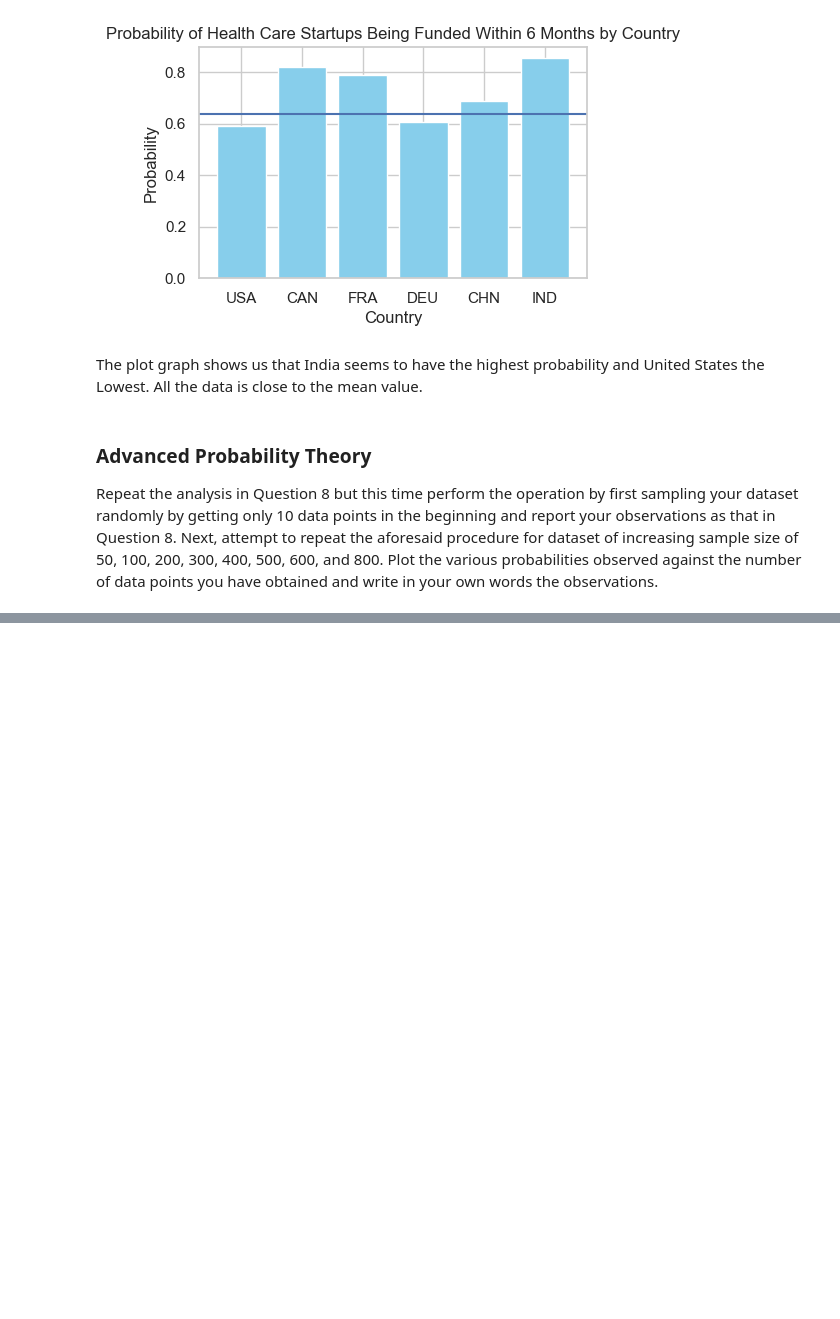
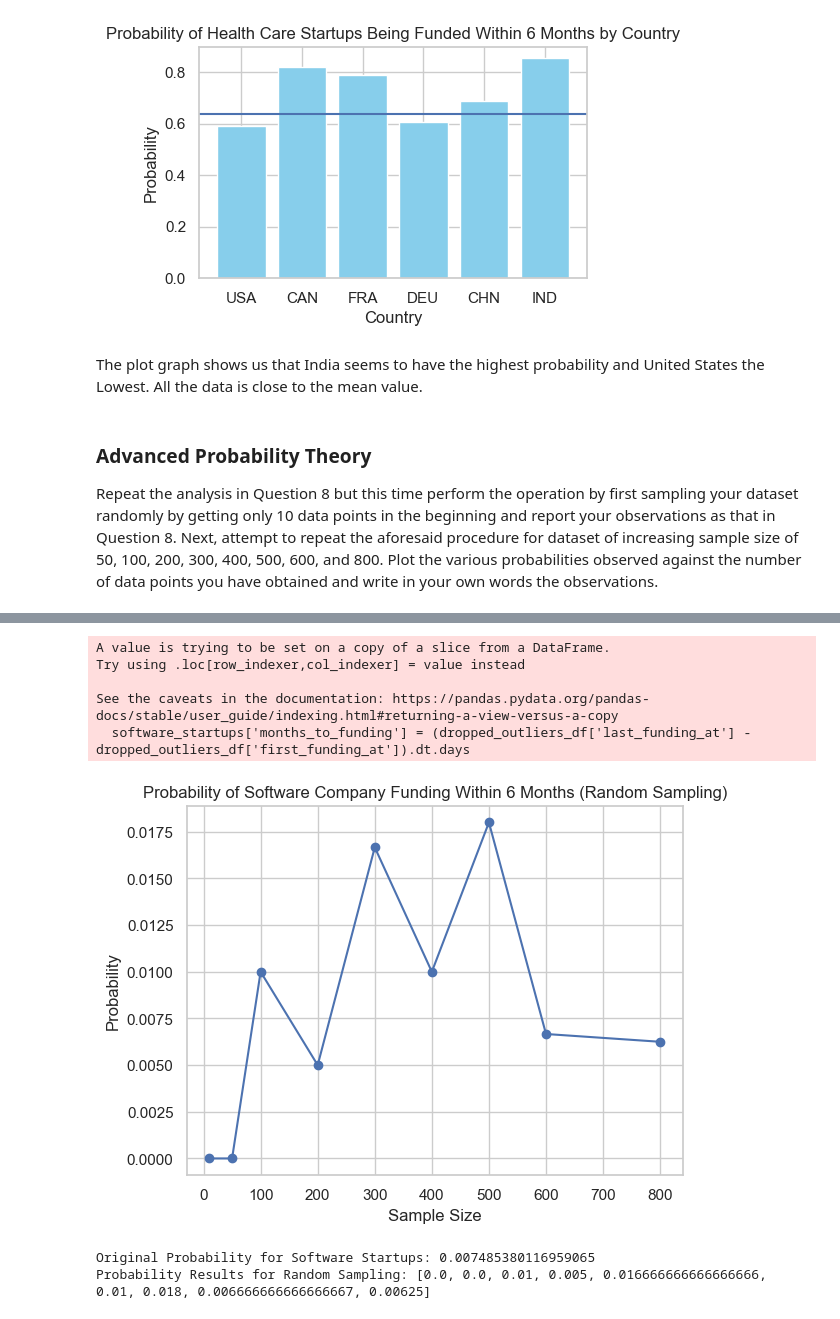
Before and after one commit to elenagin/Radiance-Group-Consulting, a Jupyter notebook: radiance_group_ginebra.ipynb, the cells around one changed output, grey strips where cells are left out. Saved outputs shown, nothing was run; the diff lists cells and outputs as text; code cells hidden in the pictures; blank space fills up the shorter version.

```diff
--- a/radiance_group_ginebra.ipynb
+++ b/radiance_group_ginebra.ipynb
@@ -566,0 +509,31 @@ AttributeError: Can only use .dt accessor with datetimelike values
+# %%
+sample_sizes = [10, 50, 100, 200, 300, 400, 500, 600, 800]
+probability_results = []
+total_startups = len(software_startups)
+software_startups['months_to_funding'] = (dropped_outliers_df['last_funding_at'] - dropped_outliers_df['first_funding_at']).dt.days
+startups_within_time_window = len(software_startups[software_startups['months_to_funding'] <= (6 * 30)])
+probability_software = startups_within_time_window / total_startups
+
+for sample_size in sample_sizes:
+    random_sample = software_startups.sample(n=sample_size, replace=True)
+    software_subset = random_sample[random_sample['category_list'].str.contains('Software', case=False, na=False)]
+    software_within_6_months = len(software_subset[software_subset['months_to_funding'] <= (6 * 30)])
+    probability_result = software_within_6_months / sample_size
+    probability_results.append(probability_result)
+
+plt.plot(sample_sizes, probability_results, marker='o')
+plt.title('Probability of Software Company Funding Within 6 Months (Random Sampling)')
+plt.xlabel('Sample Size')
+plt.ylabel('Probability')
+plt.show()
+print(f"Original Probability for Software Startups: {probability_software}")
+print("Probability Results for Random Sampling:", probability_results)
+# %% [output]
+A value is trying to be set on a copy of a slice from a DataFrame.
+Try using .loc[row_indexer,col_indexer] = value instead
+
+See the caveats in the documentation: https://pandas.pydata.org/pandas-docs/stable/user_guide/indexing.html#returning-a-view-versus-a-copy
+  software_startups['months_to_funding'] = (dropped_outliers_df['last_funding_at'] - dropped_outliers_df['first_funding_at']).dt.days
+[figure, added]
+Original Probability for Software Startups: 0.007485380116959065
+Probability Results for Random Sampling: [0.0, 0.0, 0.01, 0.005, 0.016666666666666666, 0.01, 0.018, 0.006666666666666667, 0.00625]
```
Also changed, not shown: parts of 4 cells of this notebook.
